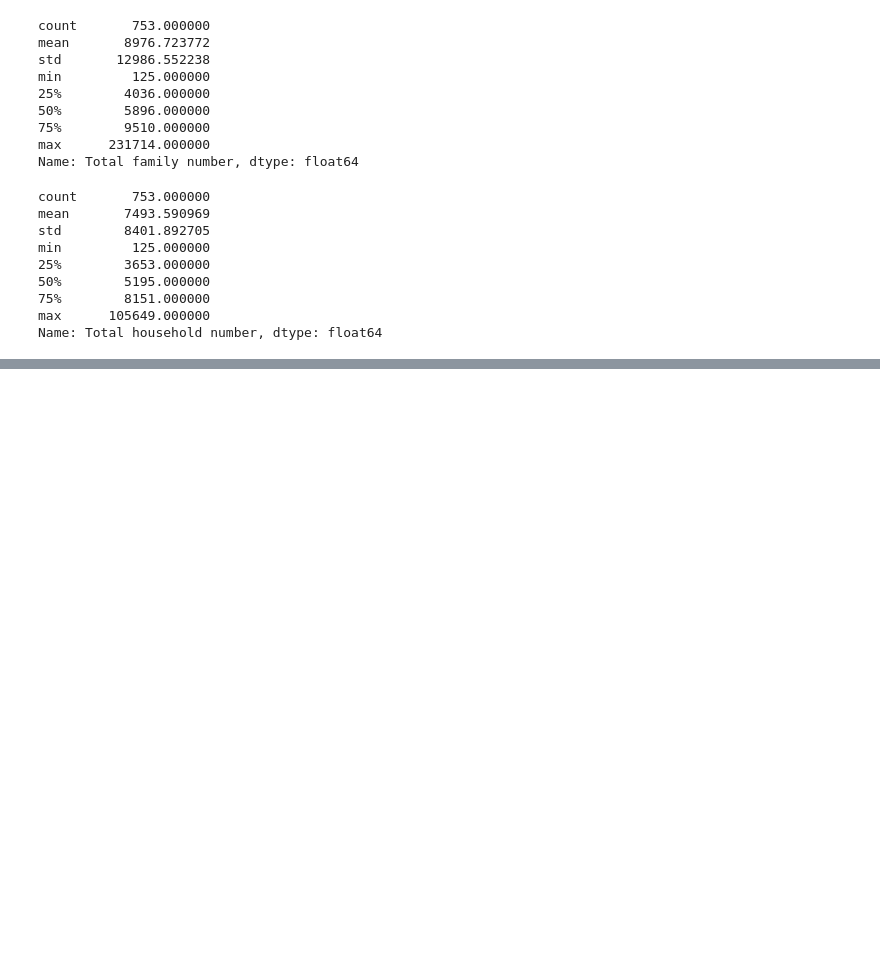
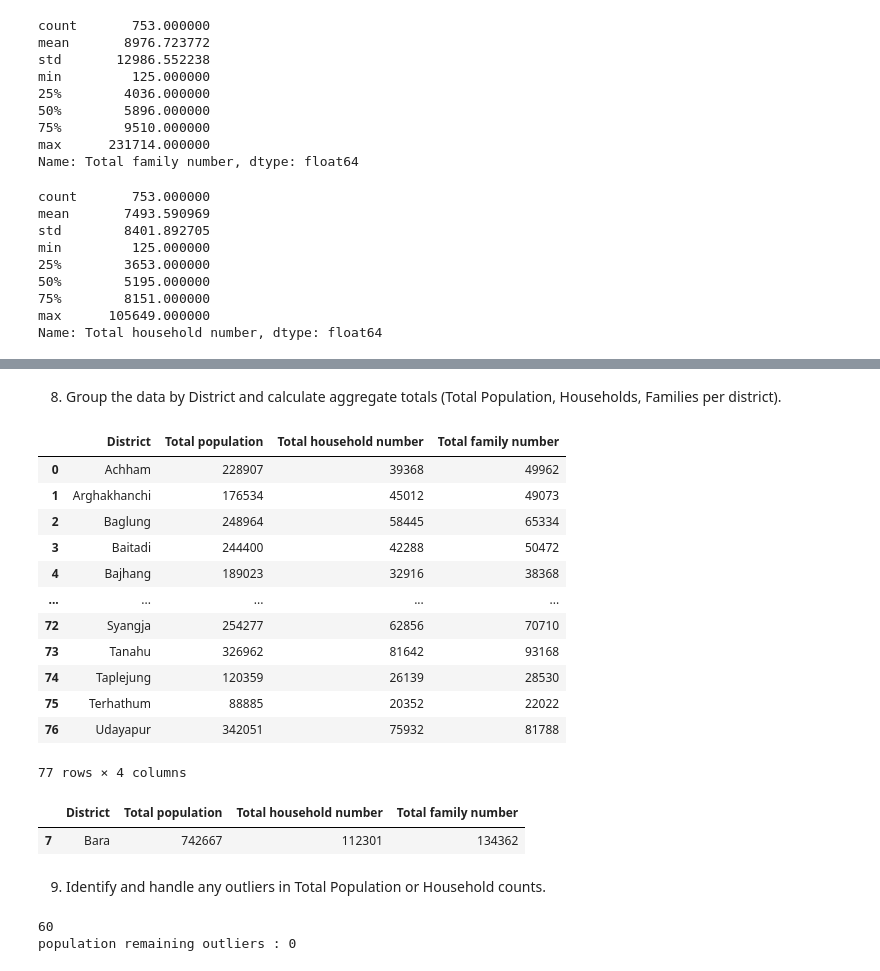
Before and after one commit to bikashsahani/nepal-census-2021-EDA, a Jupyter notebook: census_eda_project.ipynb, the cells around one changed output, grey strips where cells are left out. Cells and saved outputs as stored; diff of their text form; code cells hidden in the pictures; blank space fills up the shorter version.

```diff
--- a/census_eda_project.ipynb
+++ b/census_eda_project.ipynb
@@ -208,0 +259,59 @@ Name: Total household number, dtype: float64
+# %% [markdown]
+8. Group the data by District and calculate aggregate totals (Total Population, Households, Families per district).
+# %%
+district_summary = data.groupby('District').agg({
+    'Total population' : 'sum',
+    'Total household number': 'sum',
+    'Total family number':'sum'
+}).reset_index()
+district_summary
+# %% [output]
+|  | District | Total population | Total household number | Total family number |
+| 0 | Achham | 228907 | 39368 | 49962 |
+| 1 | Arghakhanchi | 176534 | 45012 | 49073 |
+| 2 | Baglung | 248964 | 58445 | 65334 |
+| 3 | Baitadi | 244400 | 42288 | 50472 |
+| 4 | Bajhang | 189023 | 32916 | 38368 |
+| ... | ... | ... | ... | ... |
+| 72 | Syangja | 254277 | 62856 | 70710 |
+| 73 | Tanahu | 326962 | 81642 | 93168 |
+| 74 | Taplejung | 120359 | 26139 | 28530 |
+| 75 | Terhathum | 88885 | 20352 | 22022 |
+| 76 | Udayapur | 342051 | 75932 | 81788 |
+77 rows × 4 columns
+# %%
+district_summary[district_summary['District']=='Bara']
+# %% [output]
+|  | District | Total population | Total household number | Total family number |
+| 7 | Bara | 742667 | 112301 | 134362 |
+# %% [markdown]
+9. Identify and handle any outliers in Total Population or Household counts.
+# %%
+# outliers for Total population
+# Calculate Q1 (25th percentile) and Q3 (75th percentile)
+population_q1 = data['Total population'].quantile(0.25)
+population_q3 = data['Total population'].quantile(0.75)
+
+# calculate the IQR (Inter Quantile Range)
+population_IQR = q3-q1
+
+# Define outlier boundariesa
+population_lower_bound = population_q1 - 1.5 * population_IQR
+population_upper_bound = population_q3 + 1.5 * population_IQR
+
+# filtering the rows containing outliers
+population_outliers = data[(data['Total population'] < population_lower_bound) | (data['Total population'] > population_upper_bound)]
+print(len(population_outliers))
+
+population_median = data['Total population'].median()
+# dataFrame.loc[condition, 'Column_Name'] = 'Value'
+
+data.loc[population_outliers.index,'Total population']=population_median
+
+# Check if any value still exceeds your ORIGINAL upper bound
+remaining_population_outliers = data[((data['Total population'] > population_upper_bound) | (data['Total population']< population_lower_bound))]
+print(f"population remaining outliers : {len(remaining_extreme_outliers)}")
+# This will output: 0
+# %% [output]
+60
+population remaining outliers : 0
```
Also changed, not shown: parts of 11 cells of this notebook.
